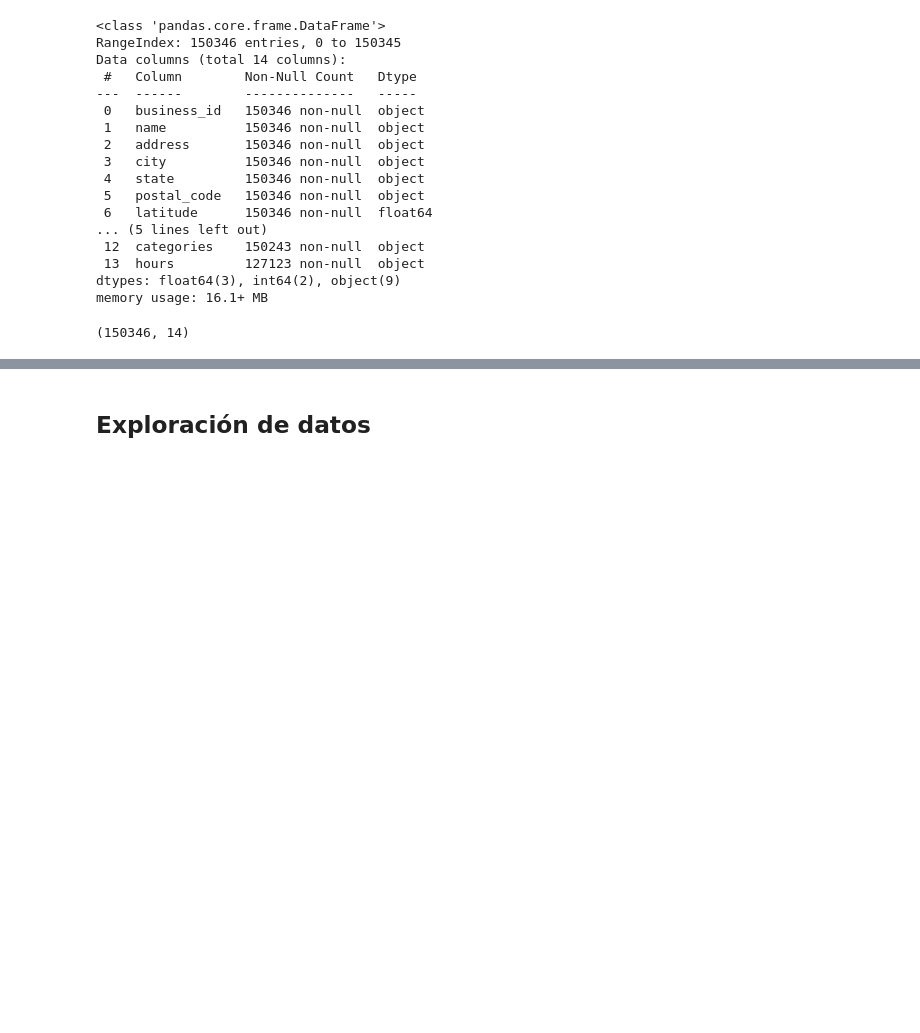
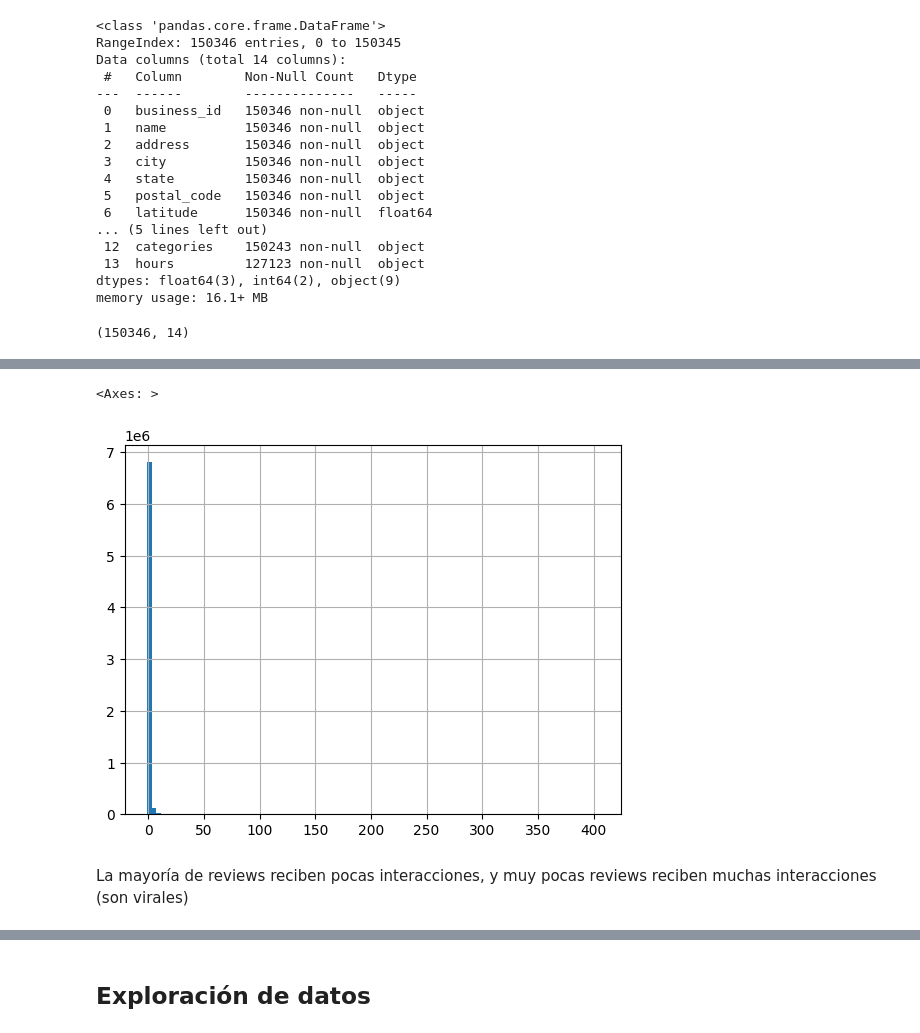
Before and after one commit to Sistemas-de-Recomendacion-Group-3/taller2_modelo, a Jupyter notebook: Taller_2_Recomendacion.ipynb, the cells around one changed output, grey strips where cells are left out. Saved outputs shown, nothing was run; the diff lists cells and outputs as text; code cells hidden in the pictures; blank space fills up the shorter version.

```diff
--- a/Taller_2_Recomendacion.ipynb
+++ b/Taller_2_Recomendacion.ipynb
@@ -118,0 +218,7 @@ df_review_iter
+# %%
+df_review.cool.hist(bins=100)
+# %% [output]
+<Axes: >
+[figure, added]
+# %% [markdown]
+La mayoría de reviews reciben pocas interacciones, y muy pocas reviews reciben muchas interacciones (son virales)
```
Also changed, not shown: parts of 22 cells of this notebook.
